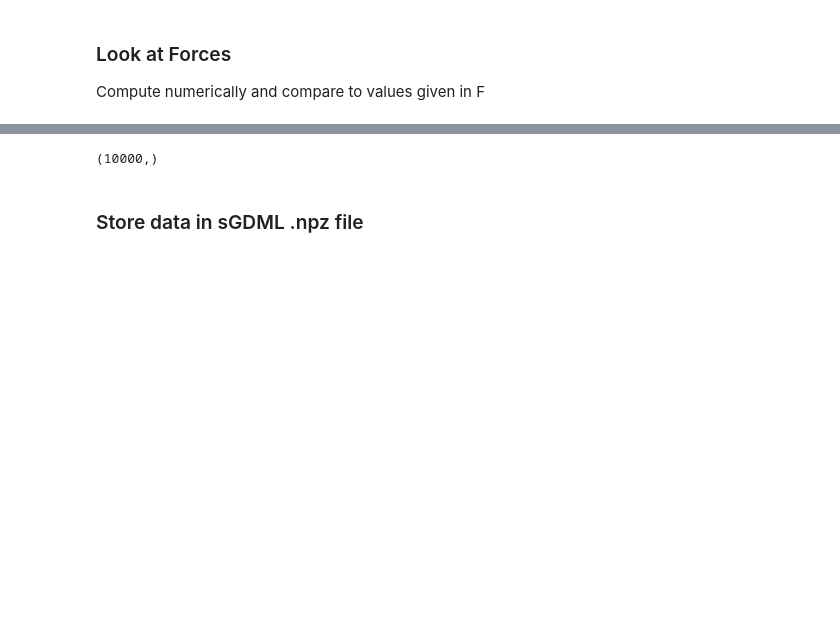
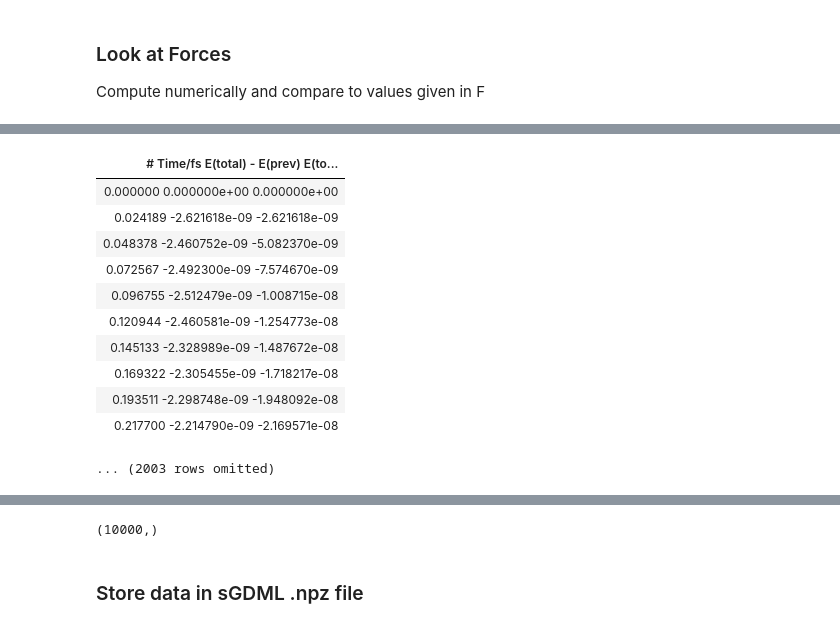
Before and after one commit to laserchemist/MD_MLPES, a Jupyter notebook: code/Read_QC_AIMD_SCRATCH.ipynb, the cells around one changed output, grey strips where cells are left out. Saved outputs shown, nothing was run; the diff lists cells and outputs as text; code cells hidden in the pictures; blank space fills up the shorter version.

```diff
--- a/code/Read_QC_AIMD_SCRATCH.ipynb
+++ b/code/Read_QC_AIMD_SCRATCH.ipynb
@@ -206,0 +218,16 @@ Compute numerically and compare to values given in F
+# %%
+edata = Table.read_table('data/Energy')
+edata
+# %% [output]
+| # Time/fs E(total) - E(prev) E(to... |
+| 0.000000 0.000000e+00 0.000000e+00 |
+| 0.024189 -2.621618e-09 -2.621618e-09 |
+| 0.048378 -2.460752e-09 -5.082370e-09 |
+| 0.072567 -2.492300e-09 -7.574670e-09 |
+| 0.096755 -2.512479e-09 -1.008715e-08 |
+| 0.120944 -2.460581e-09 -1.254773e-08 |
+| 0.145133 -2.328989e-09 -1.487672e-08 |
+| 0.169322 -2.305455e-09 -1.718217e-08 |
+| 0.193511 -2.298748e-09 -1.948092e-08 |
+| 0.217700 -2.214790e-09 -2.169571e-08 |
+... (2003 rows omitted)
```
Also changed, not shown: parts of 28 cells of this notebook, 14 other files.
